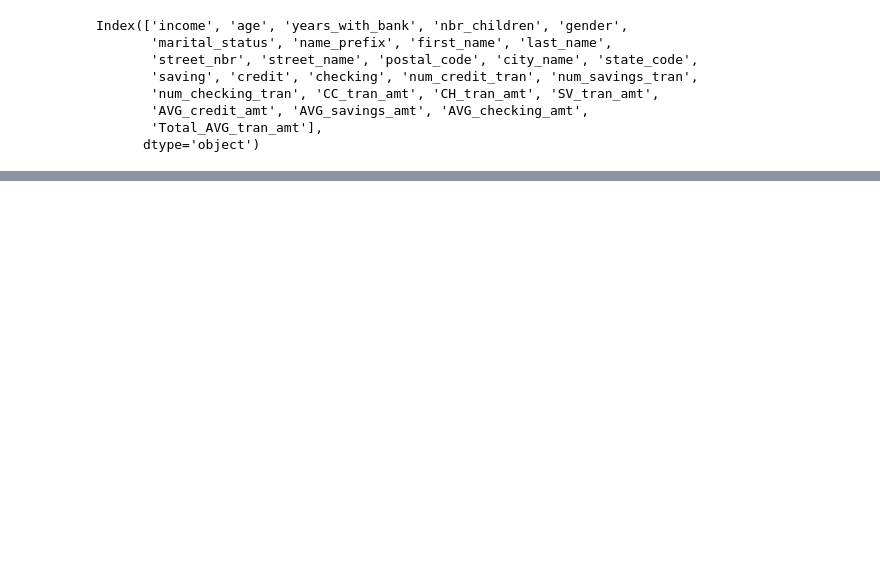
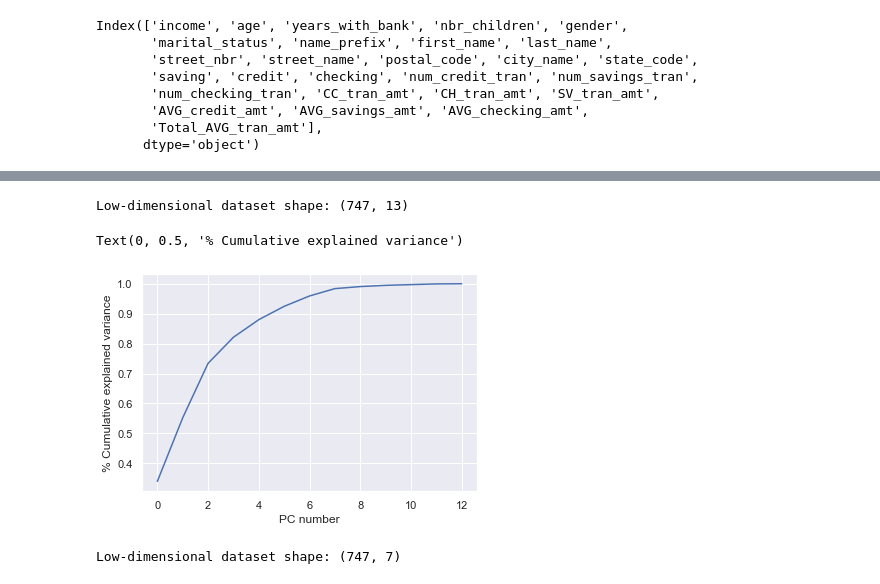
Before and after one commit to def-gthill/mini-project-banking, a Jupyter notebook: mini-project-III.ipynb, the cells around one changed output, grey strips where cells are left out. Cells and saved outputs as stored; diff of their text form; code cells hidden in the pictures; blank space fills up the shorter version.

```diff
--- a/mini-project-III.ipynb
+++ b/mini-project-III.ipynb
@@ -144,0 +439,33 @@ test2
+# %%
+from sklearn.preprocessing import RobustScaler
+X=df_f
+transformer = RobustScaler().fit(X)
+scaled_df=transformer.transform(X)
+# %%
+# Find the first 75 principle components of the dataset
+pca = PCA(n_components=13)
+pca.fit(scaled_df)
+
+# Transform the data to its low-dimensional representation
+reduced_faces = pca.transform(scaled_df)
+print('Low-dimensional dataset shape: {}'.format(reduced_faces.shape))
+# %% [output]
+Low-dimensional dataset shape: (747, 13)
+# %%
+# See how well PCs explain variance in the dataset
+cum_explained_variance = np.cumsum(pca.explained_variance_ratio_)
+plt.plot(cum_explained_variance)
+plt.xlabel('PC number')
+plt.ylabel('% Cumulative explained variance')
+# %% [output]
+Text(0, 0.5, '% Cumulative explained variance')
+[figure, added]
+# %%
+pca = PCA(n_components=7)
+pca.fit(scaled_df)
+
+# Transform the data to its low-dimensional representation
+reduced_faces = pca.transform(scaled_df)
+print('Low-dimensional dataset shape: {}'.format(reduced_faces.shape))
+# %% [output]
+Low-dimensional dataset shape: (747, 7)
```
Also changed, not shown: parts of 24 cells of this notebook.
